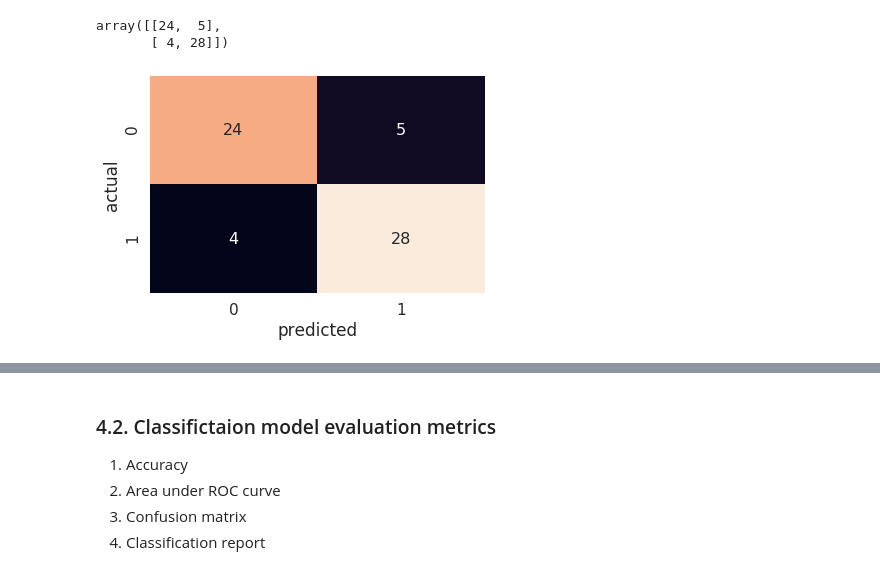
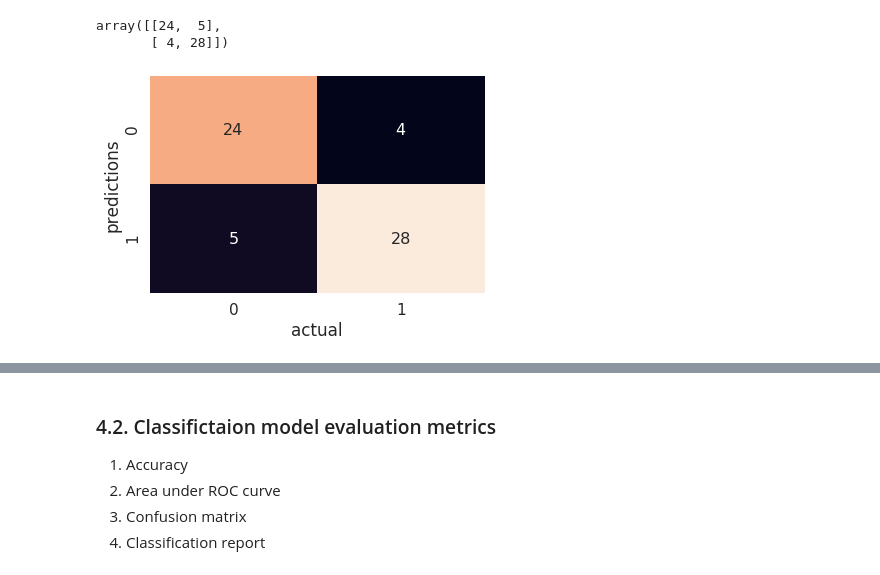
Before and after one commit to sophiabrandt/ZTM-Complete-Machine-Learning-Data-Science, a Jupyter notebook: notebooks/introduction-to-scikit-learn.ipynb, the cells around one changed output, grey strips where cells are left out. Cells and saved outputs as stored; diff of their text form; code cells hidden in the pictures.

```diff
--- a/notebooks/introduction-to-scikit-learn.ipynb
+++ b/notebooks/introduction-to-scikit-learn.ipynb
@@ -1184,14 +1186,14 @@ array([[24,  5],
 # %%
 %matplotlib inline
 import matplotlib.pyplot as plt
 import seaborn as sns
 
 sns.set(font_scale=1.4)
-sns.heatmap(cm, annot=True, fmt='d', annot_kws={"size": 16}, cbar=False)
-plt.xlabel('predicted')
-plt.ylabel('actual');
+sns.heatmap(cm.T, annot=True, fmt='d', annot_kws={"size": 16}, cbar=False)
+plt.xlabel('actual')
+plt.ylabel('predictions');
 # %% [output]
-[figure, old version]
+[figure, new version]
 # %%
 # Make cross validated predictions
 from sklearn.model_selection import cross_val_predict
```
Also changed, not shown: parts of 49 cells of this notebook, 10 other files.
